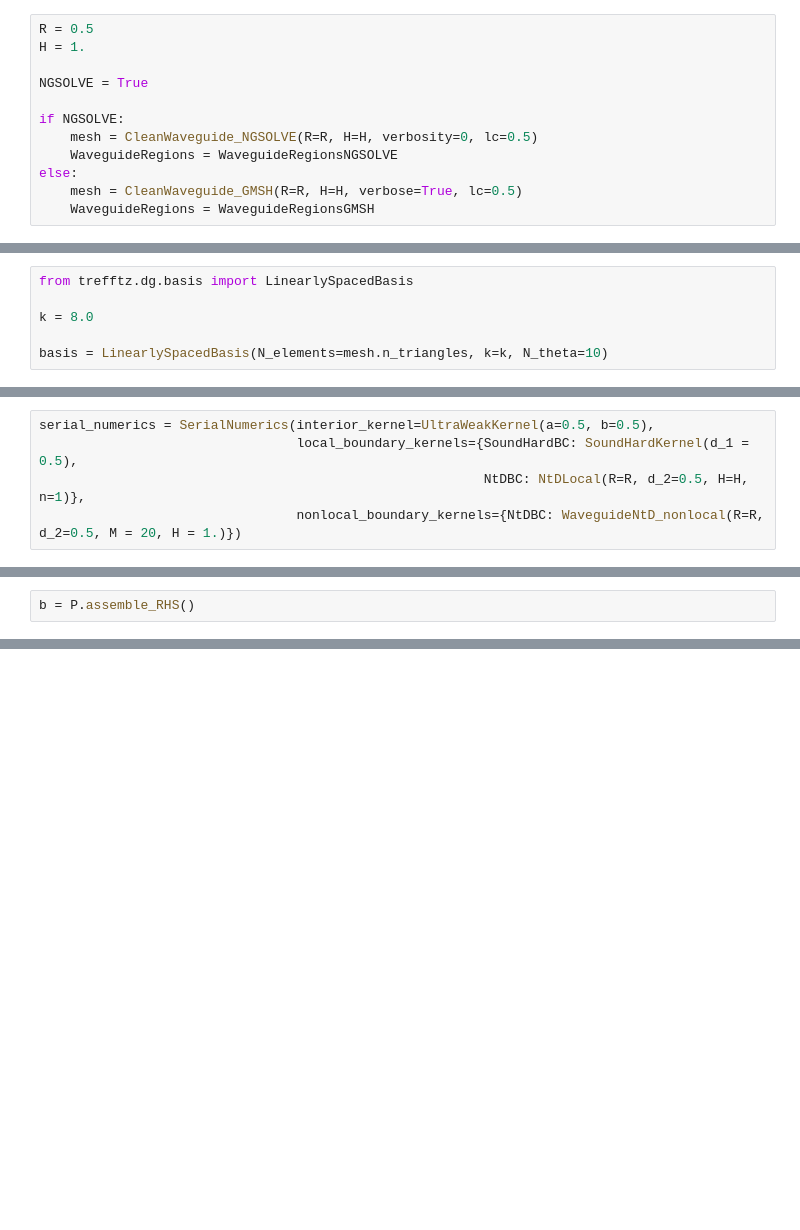
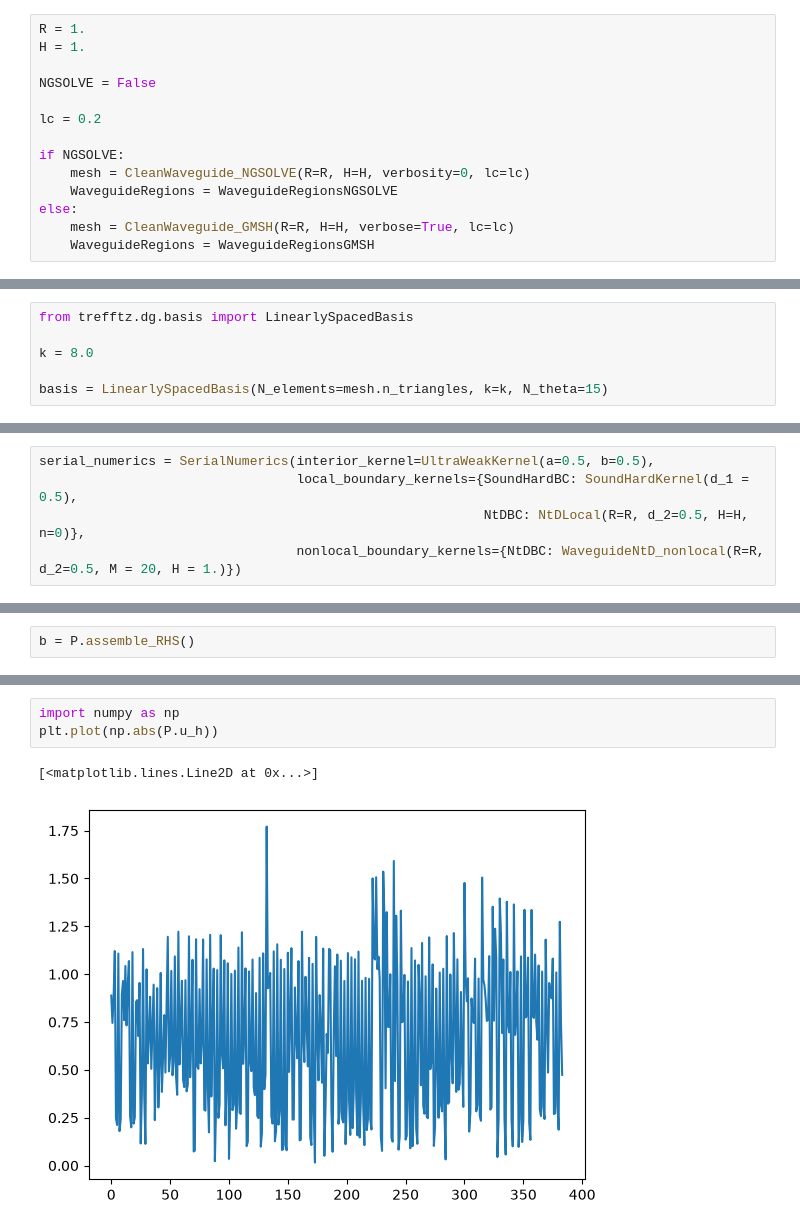
Before and after one commit to MPenaR/Trefftz, a Jupyter notebook: notebooks/sandbox2.ipynb, the cells around one changed output, grey strips where cells are left out. Saved outputs shown, nothing was run; the diff lists cells and outputs as text; blank space fills up the shorter version.

```diff
--- a/notebooks/sandbox2.ipynb
+++ b/notebooks/sandbox2.ipynb
@@ -92,14 +92,16 @@ def CleanWaveguide_NGSOLVE(H: float = 1., R: float = 5., lc: float = 0.3, verbos
 
     return mesh
 # %%
-R = 0.5
+R = 1.
 H = 1.
 
-NGSOLVE = True
+NGSOLVE = False
+
+lc = 0.2
 
 if NGSOLVE:
-    mesh = CleanWaveguide_NGSOLVE(R=R, H=H, verbosity=0, lc=0.5)
+    mesh = CleanWaveguide_NGSOLVE(R=R, H=H, verbosity=0, lc=lc)
     WaveguideRegions = WaveguideRegionsNGSOLVE
 else:
-    mesh = CleanWaveguide_GMSH(R=R, H=H, verbose=True, lc=0.5)
+    mesh = CleanWaveguide_GMSH(R=R, H=H, verbose=True, lc=lc)
     WaveguideRegions = WaveguideRegionsGMSH
@@ -125,7 +133,7 @@ from trefftz.dg.basis import LinearlySpacedBasis
 
 k = 8.0
 
-basis = LinearlySpacedBasis(N_elements=mesh.n_triangles, k=k, N_theta=10)
+basis = LinearlySpacedBasis(N_elements=mesh.n_triangles, k=k, N_theta=15)
 # %%
 from problems.base2 import SoundHardBC, NtDBC
 # %%
@@ -139,7 +147,7 @@ from trefftz.dg.serial_kernels import SoundHardKernel, UltraWeakKernel, NtDLocal
 # %%
 serial_numerics = SerialNumerics(interior_kernel=UltraWeakKernel(a=0.5, b=0.5),
                                  local_boundary_kernels={SoundHardBC: SoundHardKernel(d_1 = 0.5),
-                                                         NtDBC: NtDLocal(R=R, d_2=0.5, H=H, n=1)},
+                                                         NtDBC: NtDLocal(R=R, d_2=0.5, H=H, n=0)},
                                  nonlocal_boundary_kernels={NtDBC: WaveguideNtD_nonlocal(R=R, d_2=0.5, M = 20, H = 1.)})
 # %%
 P = Problem(mesh=mesh, wavenumber=k, basis=basis, boundary_conditions=boundary_conditions, numerics=serial_numerics)
@@ -168,0 +186,6 @@ P.regions_local_kernel
+# %%
+import numpy as np
+plt.plot(np.abs(P.u_h))
+# %% [output]
+[<matplotlib.lines.Line2D at 0x...>]
+[figure, added]
```
Also changed, not shown: parts of 17 cells of this notebook, 4 other files.
